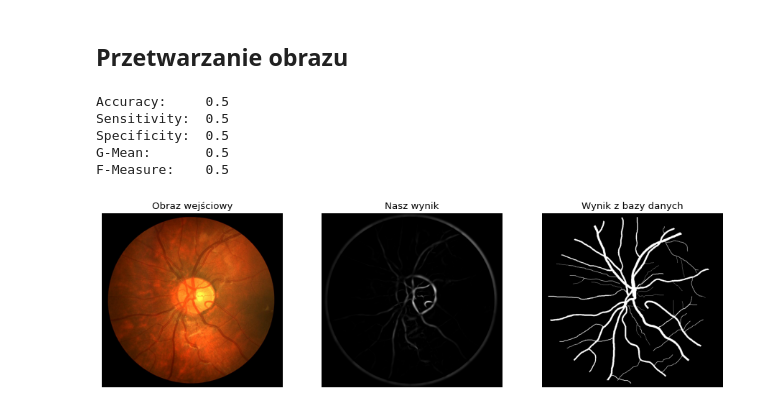
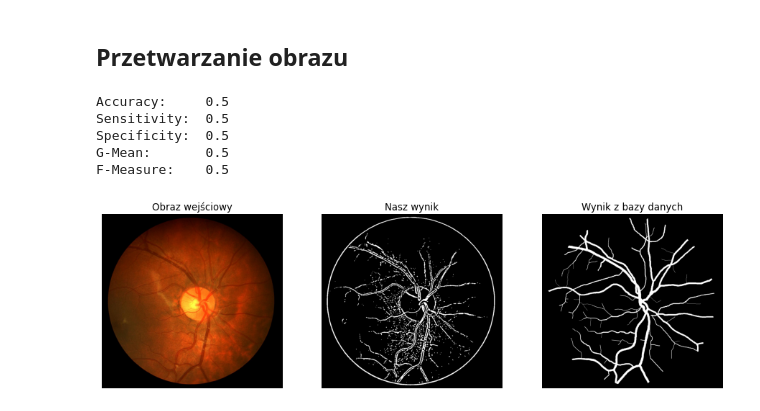
Before and after one commit to zuznnjus/Fundus-examination, a Jupyter notebook: fundus_examination.ipynb, the cells around one changed output. Saved outputs shown, nothing was run; the diff lists cells and outputs as text; code cells hidden in the pictures.

Commit message:
Add image builder, add various transforms

```diff
--- a/fundus_examination.ipynb
+++ b/fundus_examination.ipynb
@@ -49,48 +110,70 @@ def displayStatisticalAnalysis():
 # %%
-def applyFrangiFilter(processedImage):
-    return frangi(processedImage)
+def main():
+    directory_prefix = 'CHASEDB1/'
+    images = ['Image_01L.jpg', 'Image_01R.jpg']
+    results = ['Image_01L_1stHO.png', 'Image_01L_2ndHO.png', 'Image_01R_1stHO.png', 'Image_01R_2ndHO.png',]
 
-def filterImage(processedImage):
-    processedImage = applyFrangiFilter(processedImage)
+    morphology_kernel = np.array([[0, 1, 0],
+                                  [1, 1, 1],
+                                  [0, 1, 0]], np.uint8)
 
-    return processedImage
+    input_image = ImageProcessor().builder()\
+                    .loadImage(directory_prefix + images[1])\
+                    .build()
+
+    processed_image = ImageProcessor().builder()\
+                        .loadImage(directory_prefix + images[1])\
+                        .denoise()\
+                        .increaseContrast()\
+                        .toGray()\
+                        .medianBlur()\
+                        .adaptiveThreshold()\
+                        .applyOpening(morphology_kernel)\
+                        .build()
+
+#     best so far
+#
+#     processed_image = ImageProcessor().builder()\
+#                         .loadImage(directory_prefix + images[1])\
+#                         .deleteRedChannel()\
+#                         .denoise()\
+#                         .increaseContrast()\
+#                         .toGray()\
+#                         .adaptiveThreshold()\
+#                         .build()
+
+    result_image = ImageProcessor().builder()\
+                        .loadImage(directory_prefix + results[2])\
+                        .build()
+
+    displayStatisticalAnalysis()
+    displayImages(input_image, processed_image, result_image)
+
 
 def displayImages(inputImage, processedImage, result):
     fig = plt.figure(figsize=(14, 4), dpi=80)
 
     ax = fig.add_subplot(131)
     ax.set_title('Obraz wejściowy')
     ax.imshow(inputImage, cmap = 'gray')
     ax.axis('off')
 
     ax = fig.add_subplot(132)
     ax.set_title('Nasz wynik')
     ax.imshow(processedImage, cmap = 'gray')
     ax.axis('off')
 
     ax = fig.add_subplot(133)
     ax.set_title('Wynik z bazy danych')
     ax.imshow(result, cmap = 'gray')
     ax.axis('off')
 
-def main():
-    images = ['Image_01L.jpg', 'Image_01R.jpg']
-    results = ['Image_01L_1stHO.png', 'Image_01L_2ndHO.png', 'Image_01R_1stHO.png', 'Image_01R_2ndHO.png',]
-
-    inputImage = io.imread('CHASEDB1/' + images[0])
-    processedImage = io.imread('CHASEDB1/' + images[0], as_gray = True)
-    result = io.imread('CHASEDB1/' + results[0], as_gray = True)
-
-    processedImage = filterImage(processedImage)
-    displayStatisticalAnalysis()
-    displayImages(inputImage, processedImage, result)
-
 if __name__ == '__main__':
     main()
 # %% [output]
 Accuracy:     0.5
 Sensitivity:  0.5
 Specificity:  0.5
 G-Mean:       0.5
 F-Measure:    0.5
-[figure, old version]
+[figure, new version]
```
Also changed, not shown: parts of 2 cells of this notebook.
